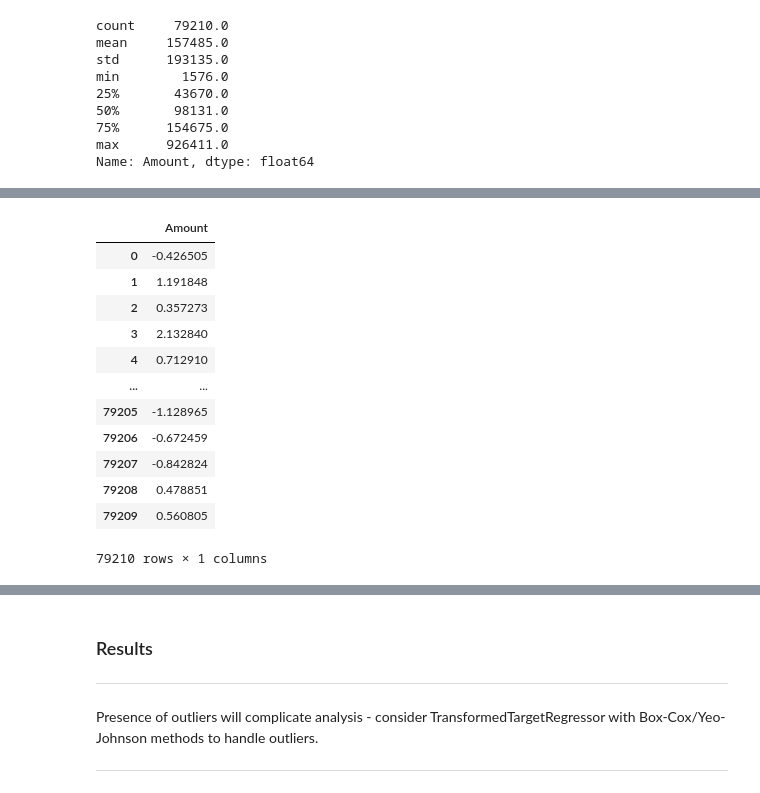
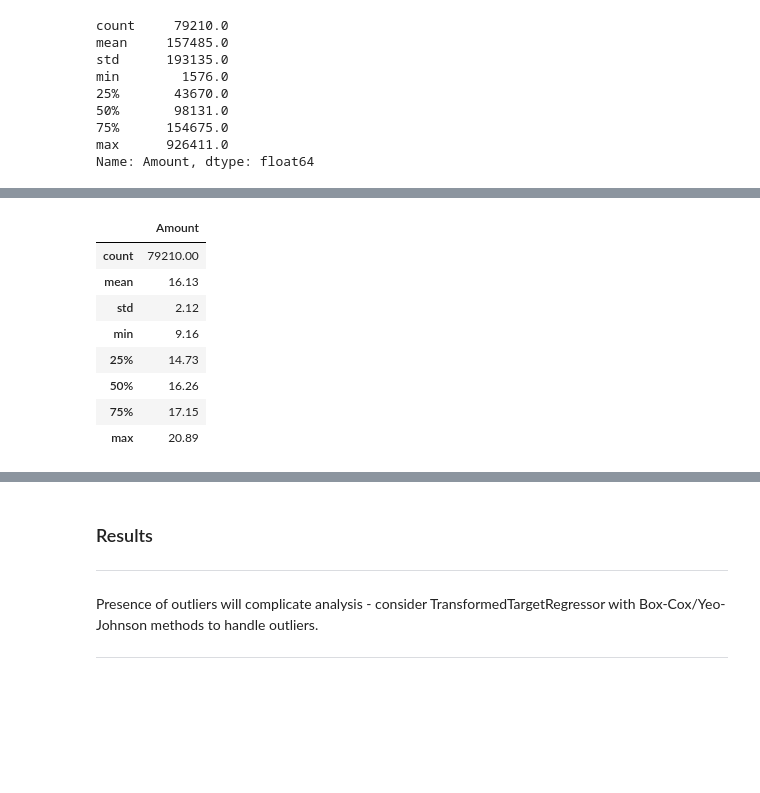
Before and after one commit to BenJMcCarty/Medical_Malpractice_Dataset, a Jupyter notebook: notebooks/EDA.ipynb, the cells around one changed output, grey strips where cells are left out. Cells and saved outputs as stored; diff of their text form; code cells hidden in the pictures; blank space fills up the shorter version.

```diff
--- a/notebooks/EDA.ipynb
+++ b/notebooks/EDA.ipynb
@@ -135,24 +135,20 @@ sns.boxplot(df['Amount'])
 # %%
 from sklearn.preprocessing import PowerTransformer
 from sklearn import set_config
 
 set_config(transform_output='pandas')
 
-ptf = PowerTransformer(method = 'yeo-johnson')
+ptf = PowerTransformer(method = 'yeo-johnson', standardize=False)
 
 results = ptf.fit_transform(df[['Amount']])
-results
+results.describe().round(2)
 # %% [output]
 |  | Amount |
-| 0 | -0.426505 |
-| 1 | 1.191848 |
-| 2 | 0.357273 |
-| 3 | 2.132840 |
-| 4 | 0.712910 |
-| ... | ... |
-| 79205 | -1.128965 |
-| 79206 | -0.672459 |
-| 79207 | -0.842824 |
-| 79208 | 0.478851 |
-| 79209 | 0.560805 |
+| count | 79210.00 |
+| mean | 16.13 |
+| std | 2.12 |
+| min | 9.16 |
+| 25% | 14.73 |
+| 50% | 16.26 |
+| 75% | 17.15 |
+| max | 20.89 |
-79210 rows × 1 columns
```
Also changed, not shown: parts of 9 cells of this notebook, 1 other file.
